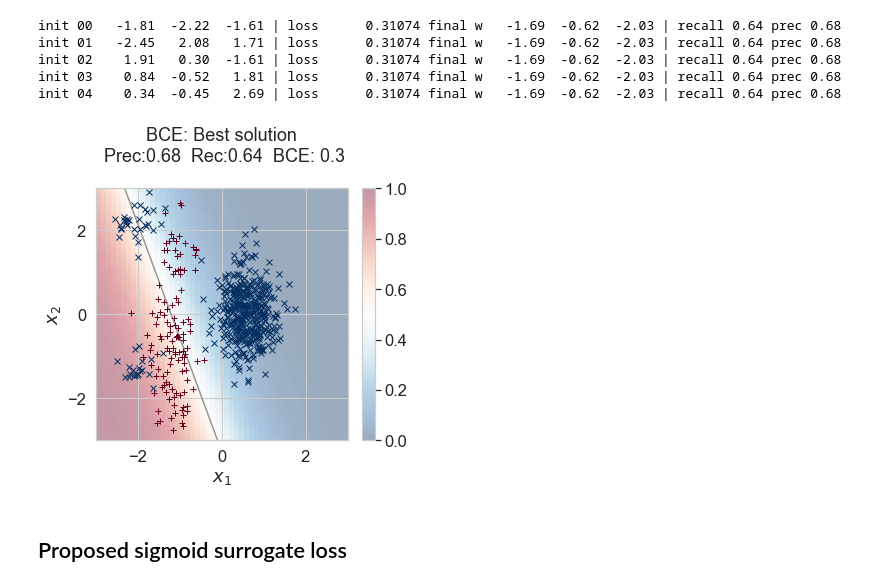
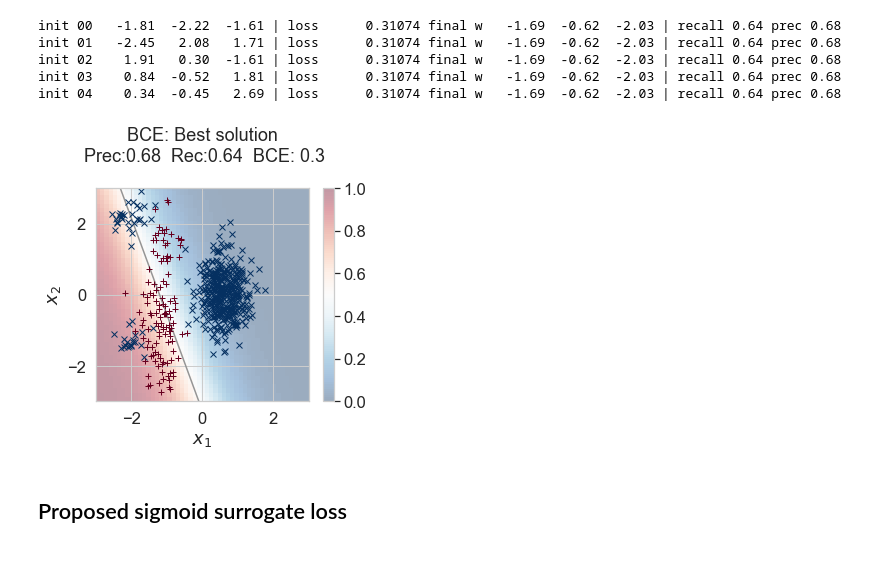
Before and after one commit to tufts-ml/toy_example_precision_recall_multiple_bounds_comparison, a Jupyter notebook: toy_example_comparing_BCE_Hinge_and_Sigmoid.ipynb, the cells around one changed output. Drawn from its saved outputs; the diff is of its cells as text; code cells hidden in the pictures; blank space fills up the shorter version.

```diff
--- a/toy_example_comparing_BCE_Hinge_and_Sigmoid.ipynb
+++ b/toy_example_comparing_BCE_Hinge_and_Sigmoid.ipynb
@@ -164,15 +164,15 @@ init 04    0.34  -0.45   2.69 | loss      0.31074 final w   -1.69  -0.62  -2.03
 # %%
 perf, im, cbar = visuals.pretty_plot_decision_boundary(
     best_w_D__bce, x_ND, y_N,
     title_str='BCE: Best solution',
     x1_ticks=[-2, 0, 2],
     x2_ticks=[-2, 0, 2],
     G=51, H=51, figsize=figsize);
 
-# plt.tight_layout()
+plt.tight_layout()
 plt.savefig(os.path.join("images", "BCE_plus_threshold_search_solution.png"))
 # %% [output]
-[figure, old version]
+[figure, new version]
 # %% [markdown]
 ## Proposed sigmoid surrogate loss
 # %%
```
Also changed, not shown: 1 other file.
